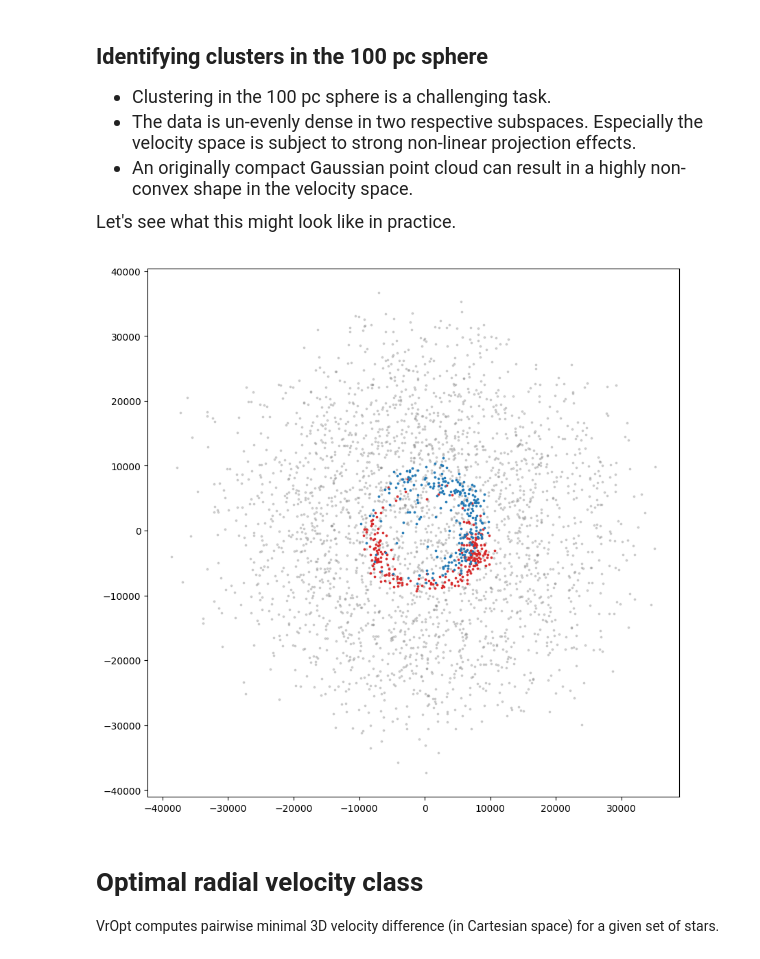
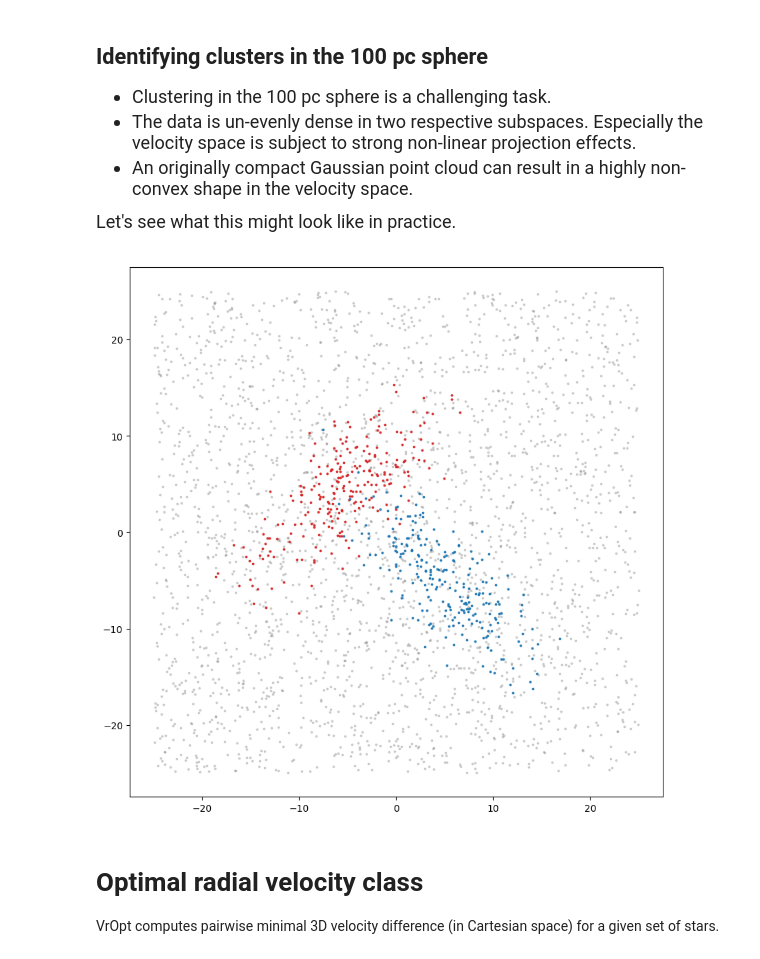
Before and after one commit to ratzenboe/local-clustering, a Jupyter notebook: clustering_algorithm.ipynb, the cells around one changed output. Cells and saved outputs as stored; diff of their text form; code cells hidden in the pictures.

```diff
--- a/clustering_algorithm.ipynb
+++ b/clustering_algorithm.ipynb
@@ -97,20 +99,20 @@ idx_cluster_1 = np.where(labels==1)[0]
 idx_cluster_2 = np.where(labels==2)[0]
 idx_bg = np.where(labels==0)[0]
 # %%
-# x_col, y_col = 'x', 'y'
+x_col, y_col = 'x', 'y'
 # x_col, y_col = 'vx', 'vy'
-x_col, y_col = 'vt_ra', 'vt_dec'
+#x_col, y_col = 'vt_ra', 'vt_dec'
 # x_col, y_col = 'pmra', 'pmdec'
 
 fig = plt.figure(figsize=(10, 10))
 for idx_sel, alpha, c, zo in zip([idx_cluster_1, idx_cluster_2, idx_bg], alphas, colors, zorders):
     # if c == 'tab:blue':
     plt.scatter(df.loc[idx_sel, x_col], df.loc[idx_sel, y_col], s=3, c=c, alpha=alpha, zorder=zo)
 
 # plt.xlim(-1000, 1000)
 # plt.ylim(-1000, 1000)
 # %% [output]
-[figure, old version]
+[figure, new version]
 # %% [markdown]
 # Optimal radial velocity class
 VrOpt computes pairwise minimal 3D velocity difference (in Cartesian space) for a given set of stars.
```
Also changed, not shown: parts of 31 cells of this notebook.
